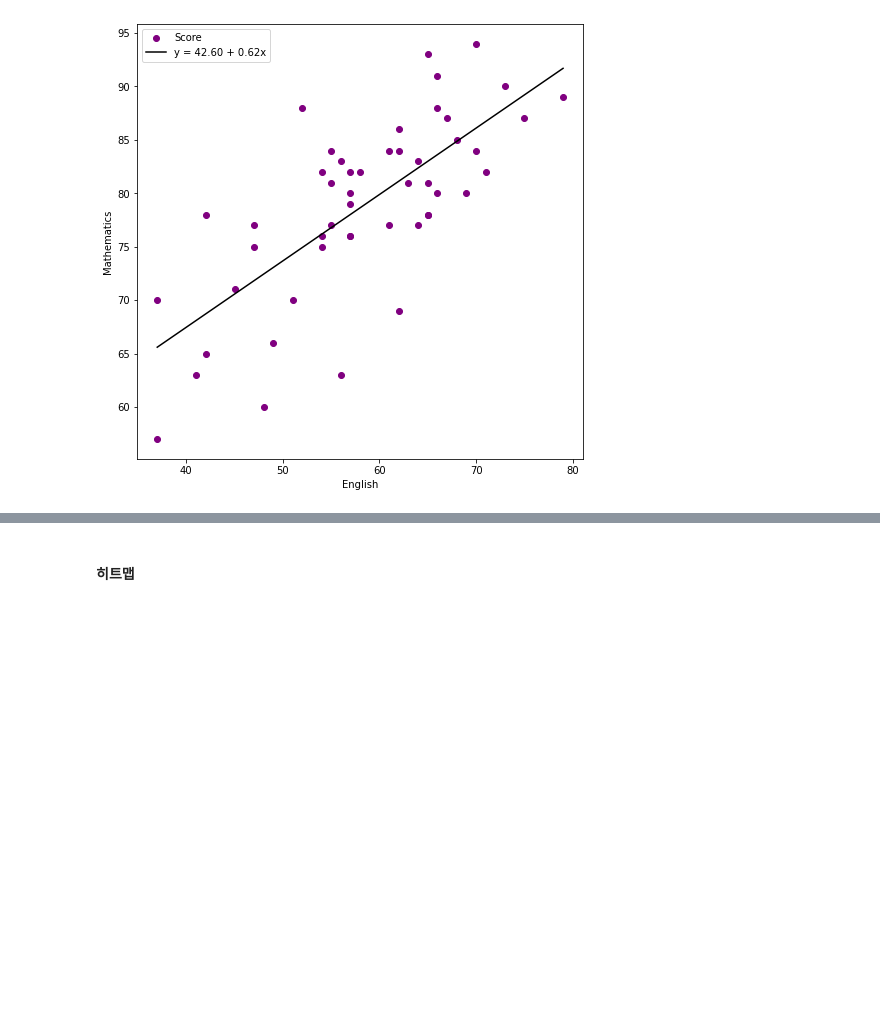
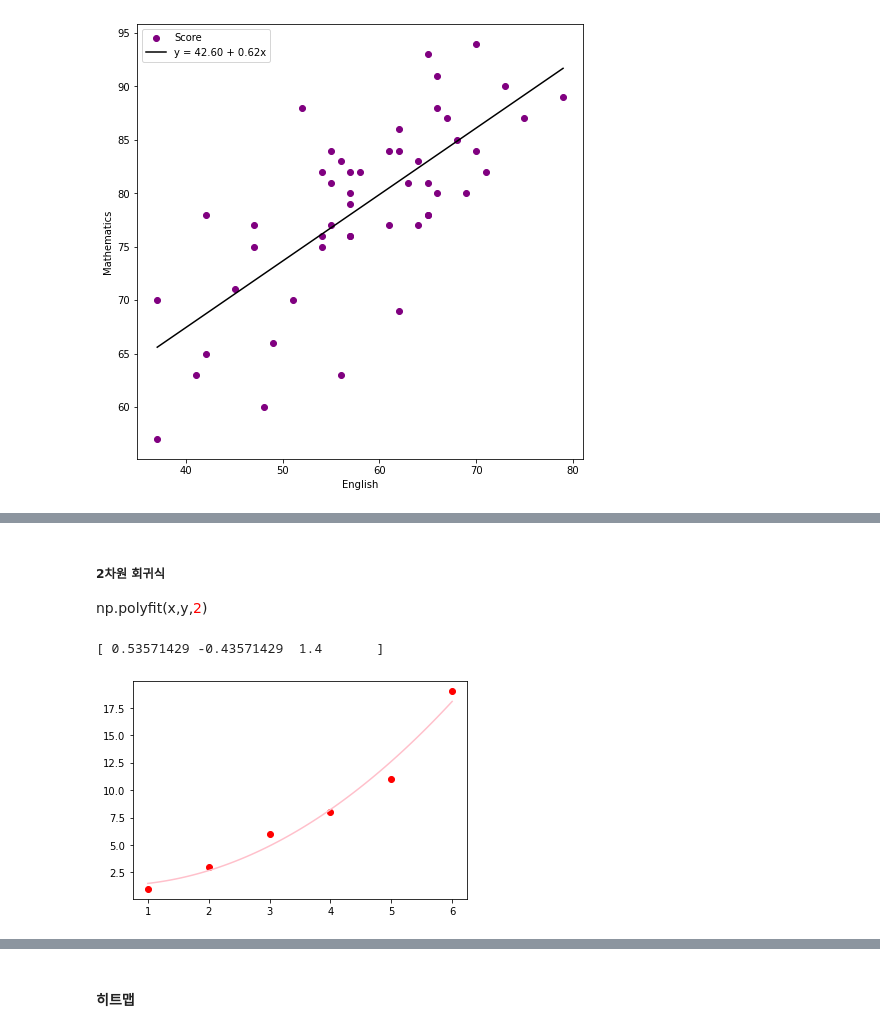
Before and after one commit to choi-aerim/cakd7_class, a Jupyter notebook: m3_ 통계/Statistic_1.ipynb, the cells around one changed output, grey strips where cells are left out. Drawn from its saved outputs; the diff is of its cells as text; code cells hidden in the pictures; blank space fills up the shorter version.

```diff
--- a/m3_ 통계/Statistic_1.ipynb
+++ b/m3_ 통계/Statistic_1.ipynb
@@ -930,0 +973,25 @@ plt.show()
+# %% [markdown]
+##### 2차원 회귀식
+np.polyfit(x,y,<span style = 'color:red'>2</span>)
+# %%
+x = [1,2,3,4,5,6]
+y = [1,3,6,8,11,19]
+
+# 2차원 회귀계수 만들기
+## 회귀식: Y = B0 + B1X + B2X^2
+poly = np.polyfit(x,y,2)
+print(poly)   # [B2, B1, B0]
+
+
+# 시각화
+## 곡선을 완만하게 그리기 위해 X값을 세분화
+x_line = np.linspace(1,6,100)
+y_pred = x_line**2*poly[0] + x_line*poly[1] + poly[2]
+
+
+plt.plot(x_line,y_pred, color = 'pink')   # 예측값은 곡선으로
+plt.scatter(x, y, color = 'red')       #실제값은 산점도로
+plt.show()
+# %% [output]
+[ 0.53571429 -0.43571429  1.4       ]
+[figure, added]
```
Also changed, not shown: parts of 43 cells of this notebook, 2 other files.
